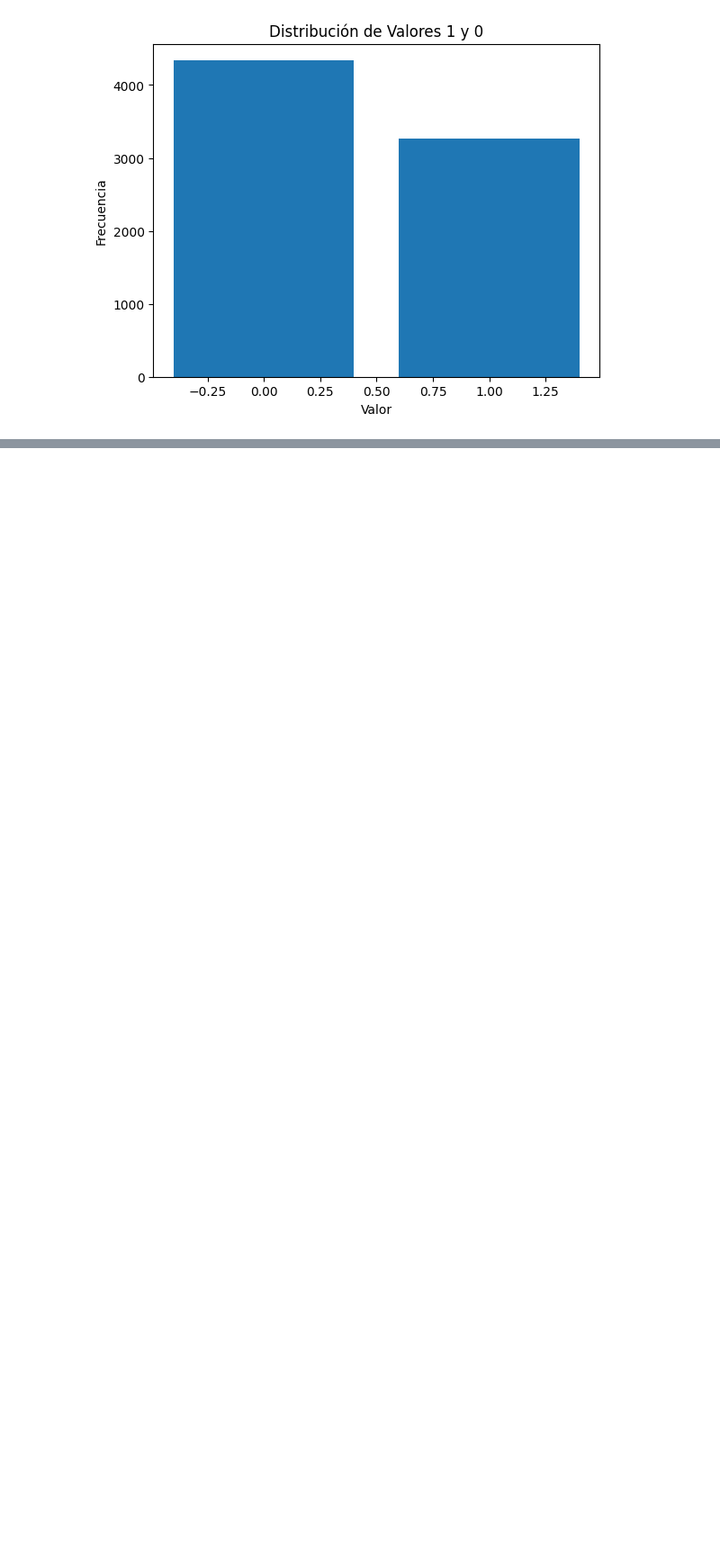
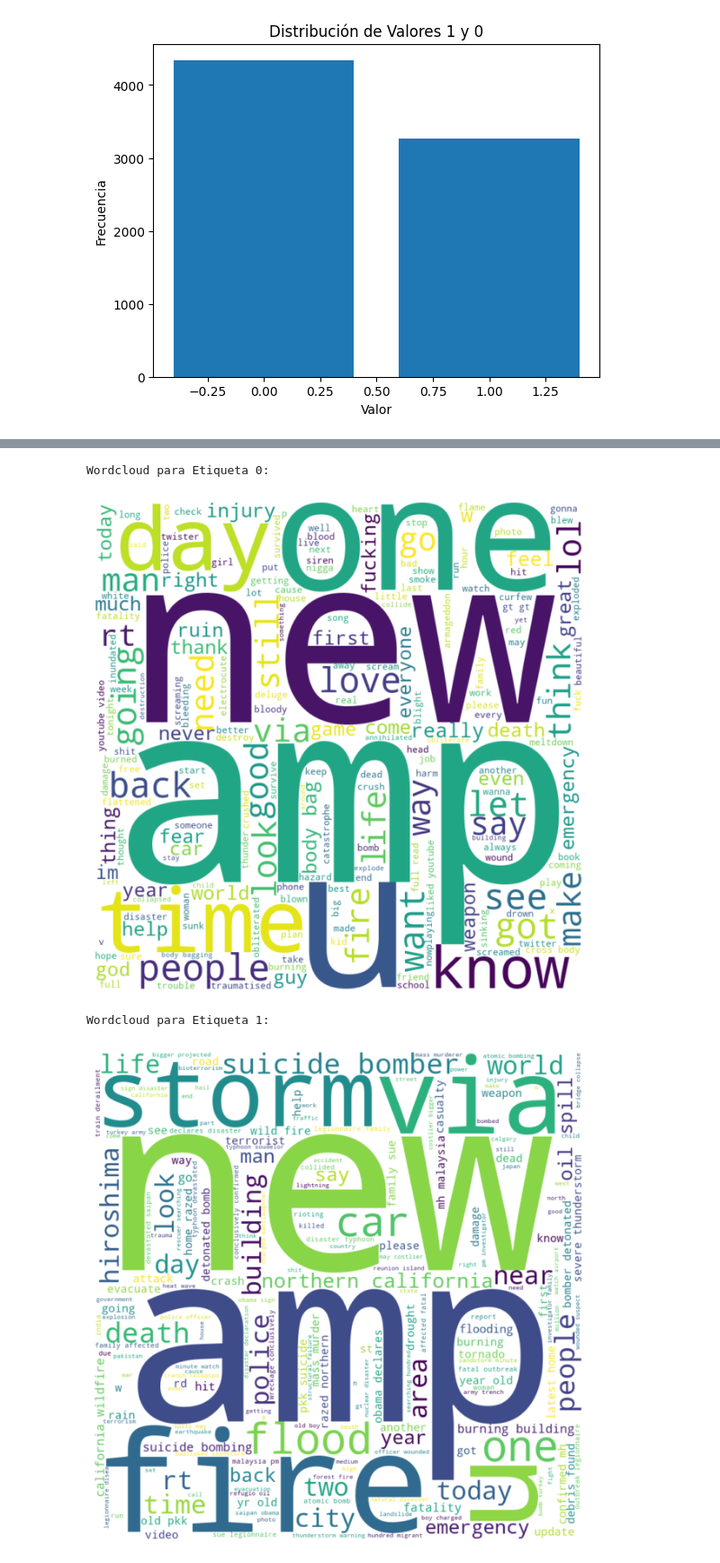
Before and after one commit to Aristondo01/Lab4_DS, a Jupyter notebook: lab4.ipynb, the cells around one changed output, grey strips where cells are left out. Shown at 90% size. Drawn from its saved outputs; the diff is of its cells as text; code cells hidden in the pictures; blank space fills up the shorter version.

```diff
--- a/lab4.ipynb
+++ b/lab4.ipynb
@@ -96,0 +130,33 @@ plt.show()
+# %%
+def process_text(text_list):
+    return ' '.join(text_list)
+
+data_clouds = data.copy()
+data_clouds['processed_text'] = data_clouds['text_lemmatized'].apply(process_text)
+
+# Separar los datos según la etiqueta
+data_label_0 = data_clouds[data_clouds['target'] == 0]
+data_label_1 = data_clouds[data_clouds['target'] == 1]
+
+# Paso 2: Creación de Wordclouds
+def generate_wordcloud(text):
+    wordcloud = WordCloud(width=800, height=800, background_color='white').generate(text)
+    plt.figure(figsize=(8, 8))
+    plt.imshow(wordcloud, interpolation='bilinear')
+    plt.axis('off')
+    plt.show()
+
+text_label_0 = ' '.join(data_label_0['processed_text'])
+text_label_1 = ' '.join(data_label_1['processed_text'])
+
+# Generar wordclouds para cada etiqueta
+print("Wordcloud para Etiqueta 0:")
+generate_wordcloud(text_label_0)
+
+print("Wordcloud para Etiqueta 1:")
+generate_wordcloud(text_label_1)
+# %% [output]
+Wordcloud para Etiqueta 0:
+[figure, added]
+Wordcloud para Etiqueta 1:
+[figure, added]
```
Also changed, not shown: parts of 12 cells of this notebook.
